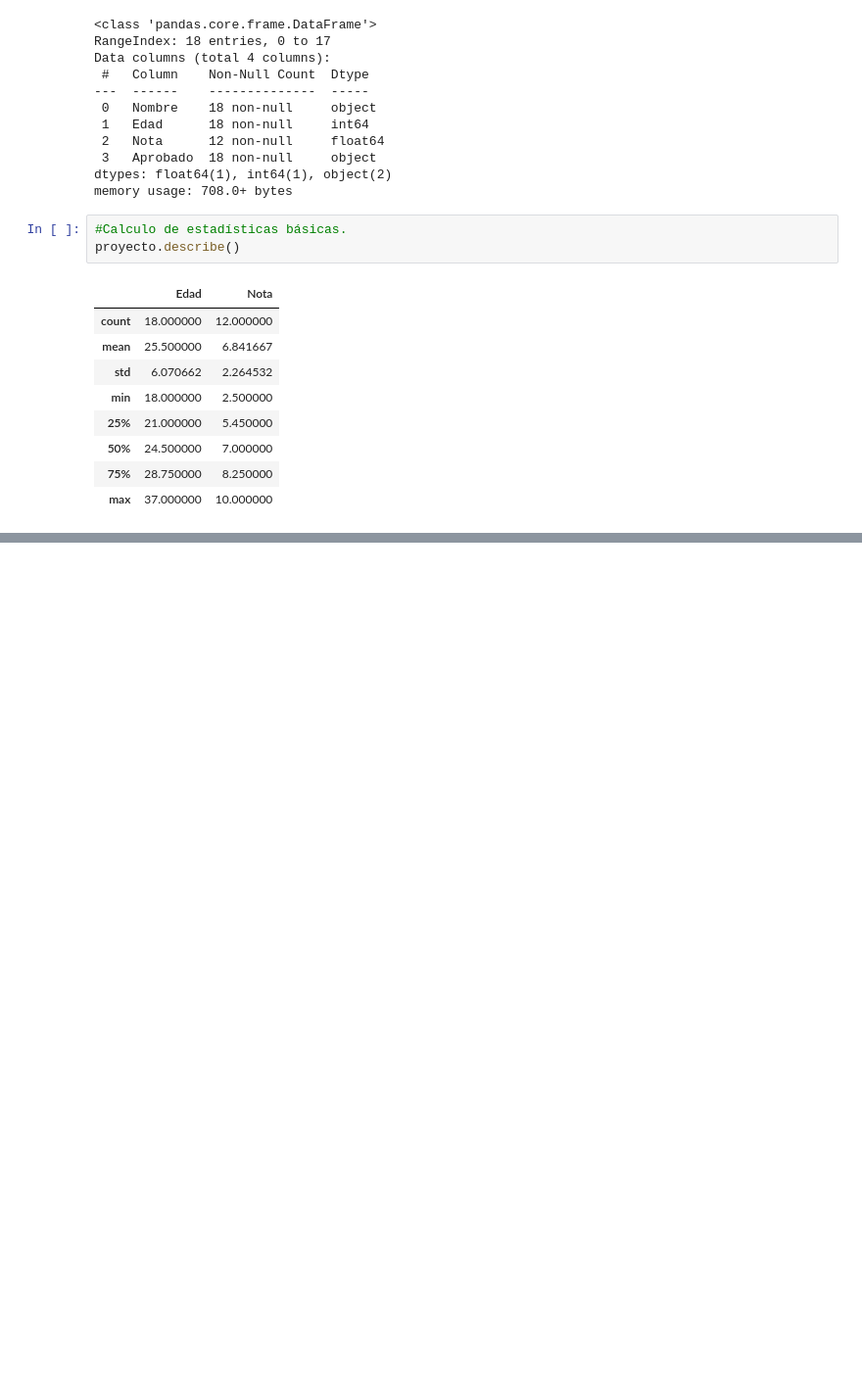
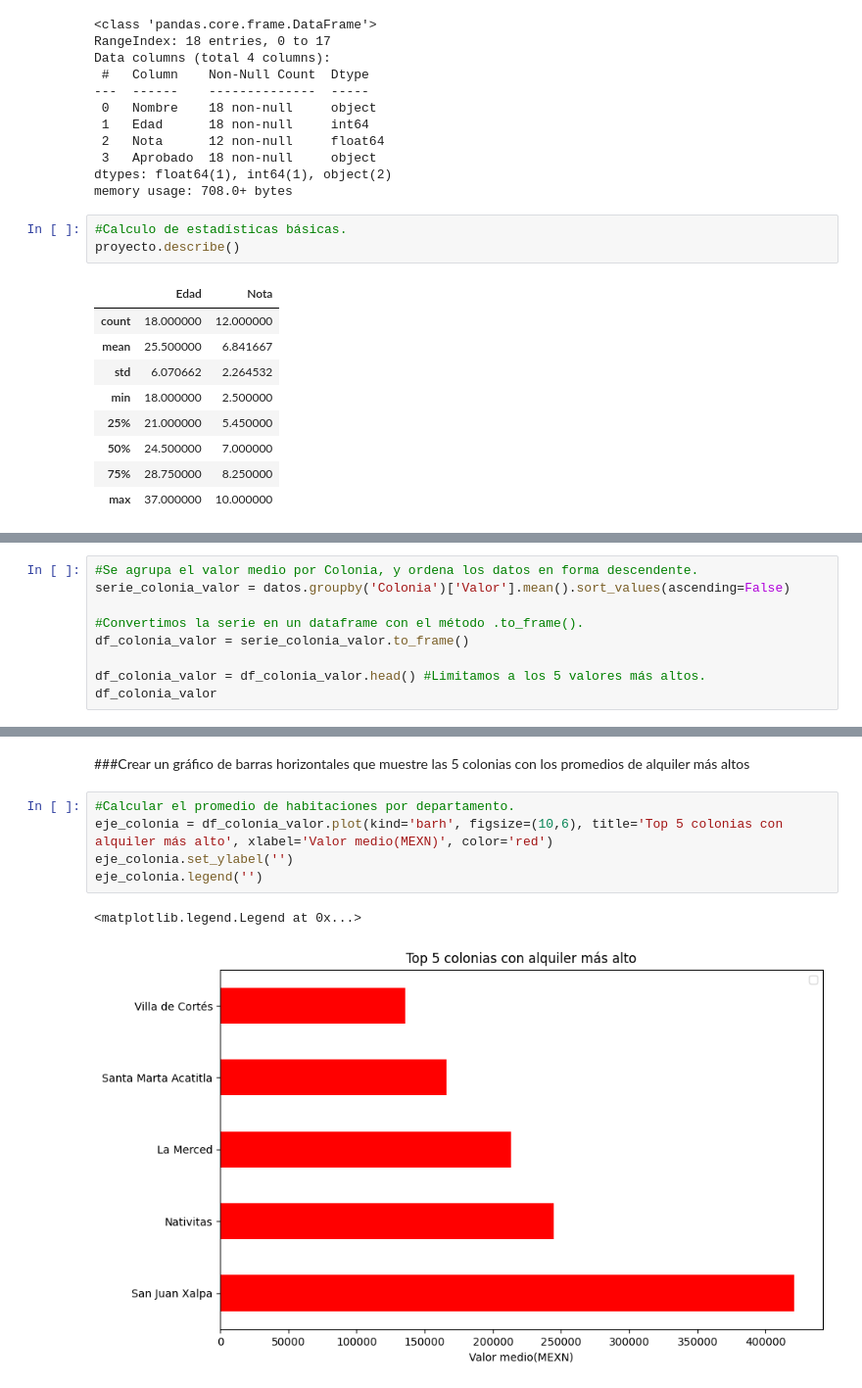
Before and after one commit to JLuceroVasquez/pandas-conociendo-la-biblioteca, a Jupyter notebook: inmuebles_cdmx.ipynb, the cells around one changed output, grey strips where cells are left out. Shown at 98% size. Cells and saved outputs as stored; diff of their text form; blank space fills up the shorter version.

```diff
--- a/inmuebles_cdmx.ipynb
+++ b/inmuebles_cdmx.ipynb
@@ -166,0 +362,9 @@ proyecto.describe()
+# %%
+#Se agrupa el valor medio por Colonia, y ordena los datos en forma descendente.
+serie_colonia_valor = datos.groupby('Colonia')['Valor'].mean().sort_values(ascending=False)
+
+#Convertimos la serie en un dataframe con el método .to_frame().
+df_colonia_valor = serie_colonia_valor.to_frame()
+
+df_colonia_valor = df_colonia_valor.head() #Limitamos a los 5 valores más altos.
+df_colonia_valor
@@ -166,0 +379,10 @@ proyecto.describe()
+# %% [markdown]
+###Crear un gráfico de barras horizontales que muestre las 5 colonias con los promedios de alquiler más altos
+# %%
+#Calcular el promedio de habitaciones por departamento.
+eje_colonia = df_colonia_valor.plot(kind='barh', figsize=(10,6), title='Top 5 colonias con alquiler más alto', xlabel='Valor medio(MEXN)', color='red')
+eje_colonia.set_ylabel('')
+eje_colonia.legend('')
+# %% [output]
+<matplotlib.legend.Legend at 0x...>
+[figure, added]
```
Also changed, not shown: parts of 49 cells of this notebook.
